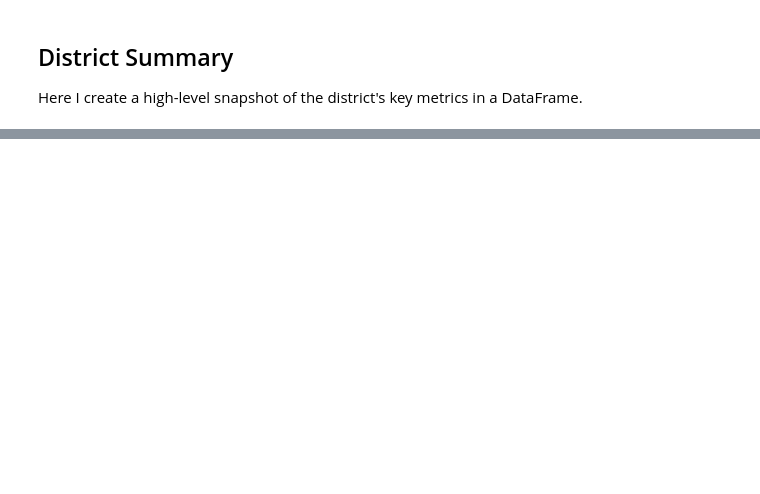
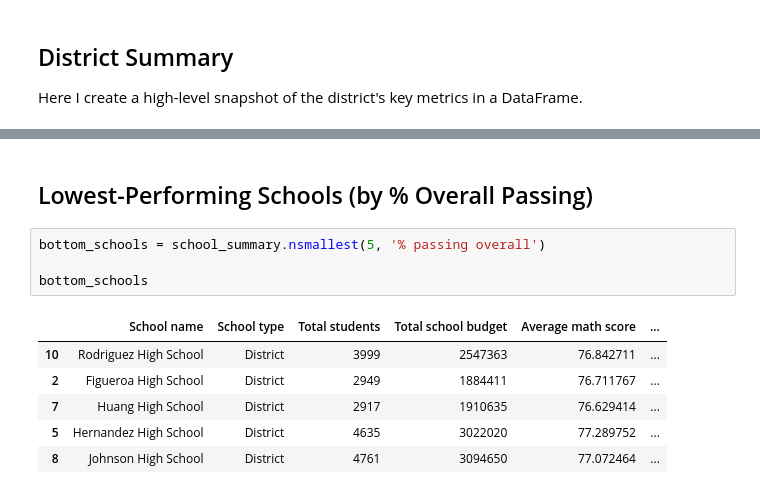
Before and after one commit to tsbarr/pandas-challenge, a Jupyter notebook: PyCitySchools/PyCitySchools_tsbarr.ipynb, the cells around one changed output, grey strips where cells are left out. Saved outputs shown, nothing was run; the diff lists cells and outputs as text; blank space fills up the shorter version.

```diff
--- a/PyCitySchools/PyCitySchools_tsbarr.ipynb
+++ b/PyCitySchools/PyCitySchools_tsbarr.ipynb
@@ -111,0 +192,13 @@ pd.melt(districtSummary)
+# %% [markdown]
+## Lowest-Performing Schools (by % Overall Passing)
+# %%
+bottom_schools = school_summary.nsmallest(5, '% passing overall')
+
+bottom_schools
+# %% [output]
+|  | School name | School type | Total students | Total school budget | Average math score | ... |
+| 10 | Rodriguez High School | District | 3999 | 2547363 | 76.842711 | ... |
+| 2 | Figueroa High School | District | 2949 | 1884411 | 76.711767 | ... |
+| 7 | Huang High School | District | 2917 | 1910635 | 76.629414 | ... |
+| 5 | Hernandez High School | District | 4635 | 3022020 | 77.289752 | ... |
+| 8 | Johnson High School | District | 4761 | 3094650 | 77.072464 | ... |
```
Also changed, not shown: parts of 20 cells of this notebook.
